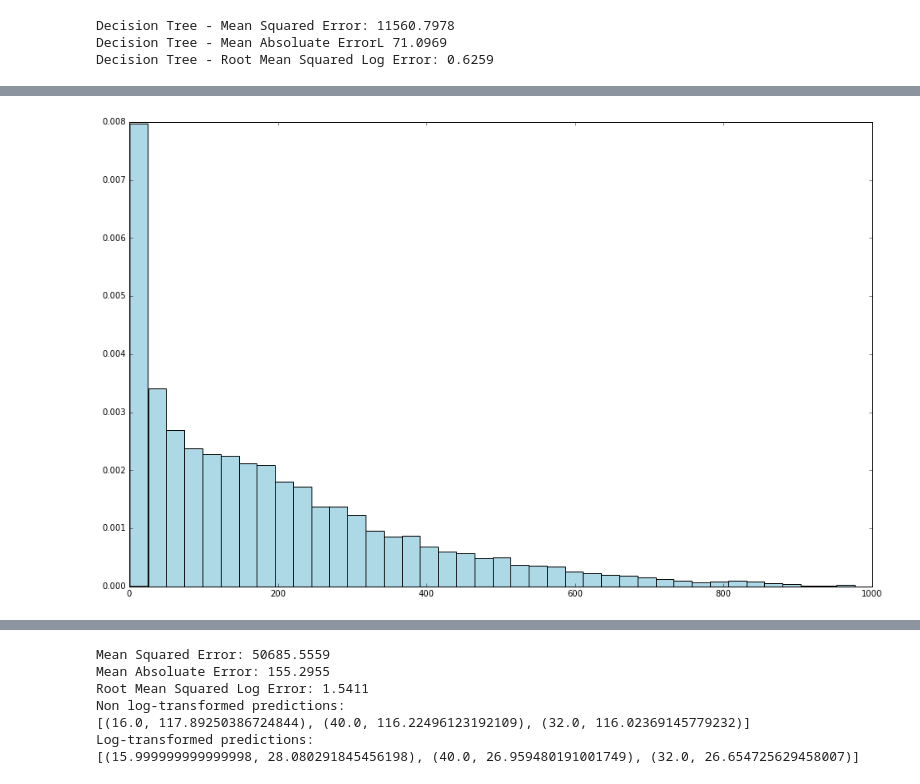
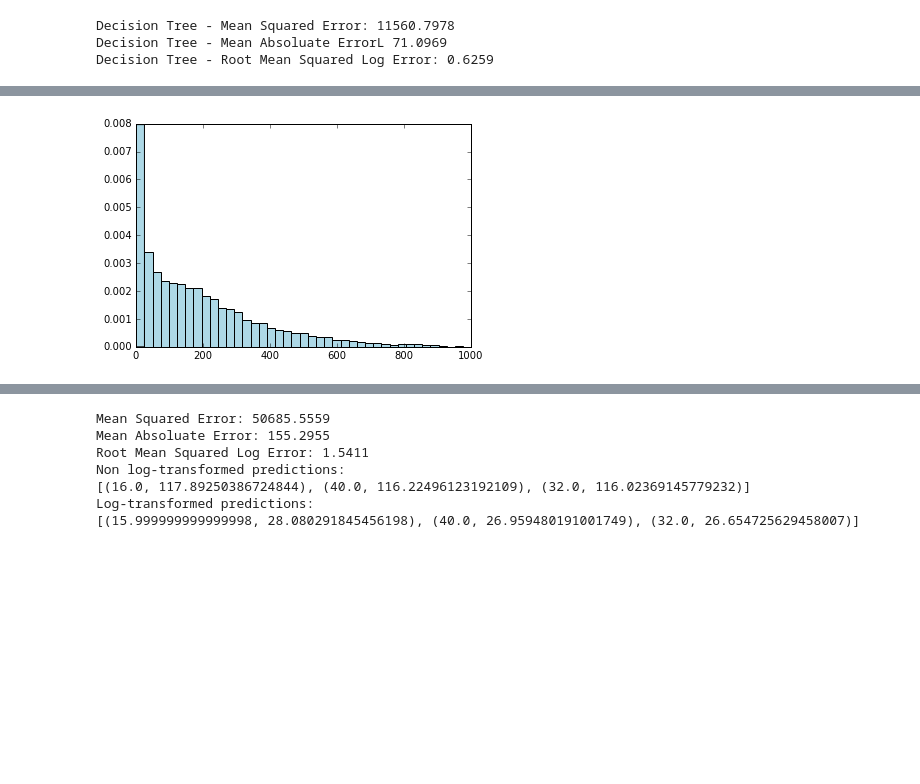
Before and after one commit to hugolu/learn-spark, a Jupyter notebook: machine-learning-with-spark/src/ex-6.ipynb, the cells around one changed output, grey strips where cells are left out. Saved outputs shown, nothing was run; the diff lists cells and outputs as text; code cells hidden in the pictures; blank space fills up the shorter version.

```diff
--- a/machine-learning-with-spark/src/ex-6.ipynb
+++ b/machine-learning-with-spark/src/ex-6.ipynb
@@ -154,10 +178,9 @@ WARNING: pylab import has clobbered these variables: ['test']
 # %%
 targets = records.map(lambda r: float(r[-1])).collect()
 hist(targets, bins=40, color='lightblue', normed=True)
 fig = matplotlib.pyplot.gcf()
-fig.set_size_inches(16, 10)
 # %% [output]
-[figure, old version]
+[figure, new version]
 # %%
 log_features = records.map(lambda r: np.log(float(r[-1]))).collect()
 hist(log_features, bins=40, color='lightblue', normed=True)
```
Also changed, not shown: parts of 39 cells of this notebook.
